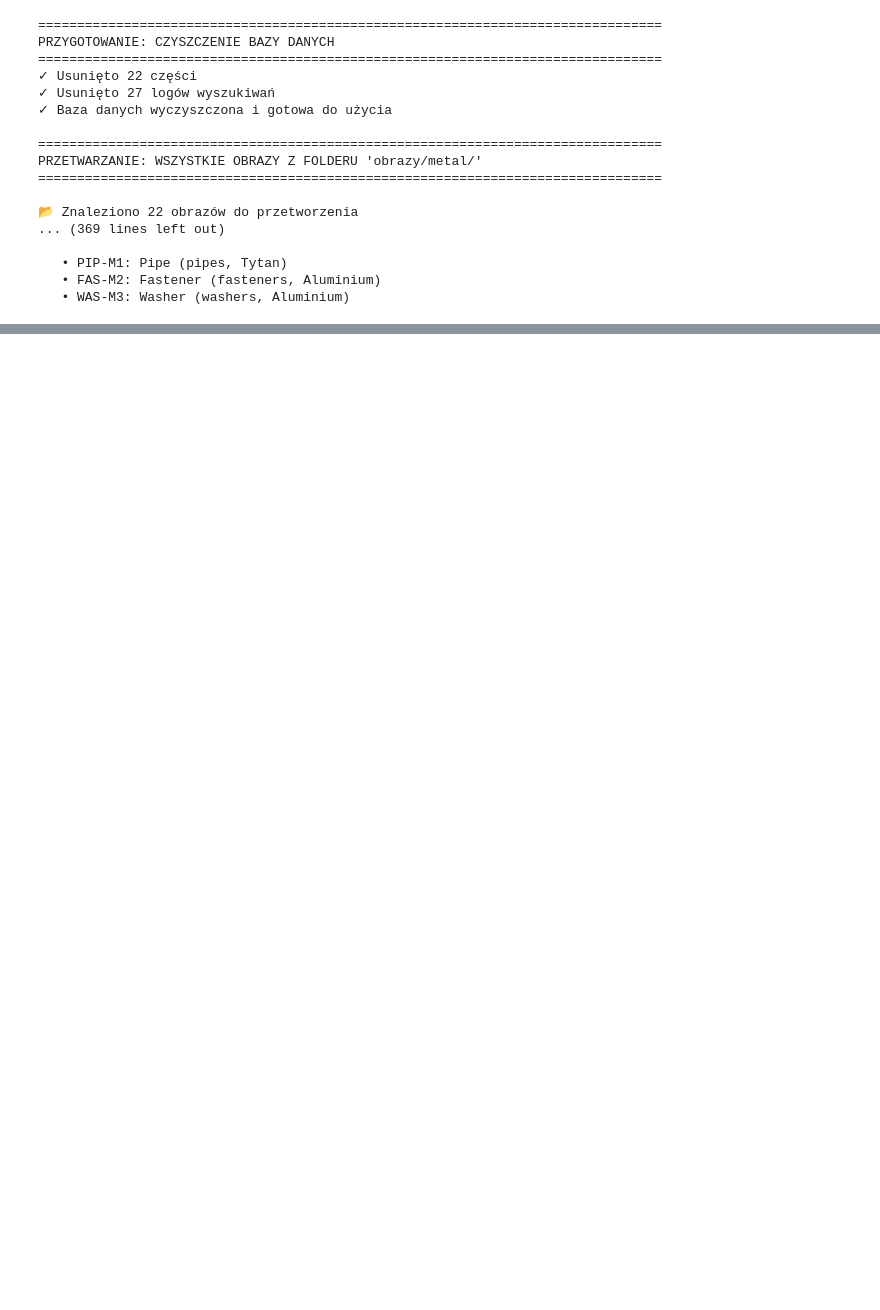
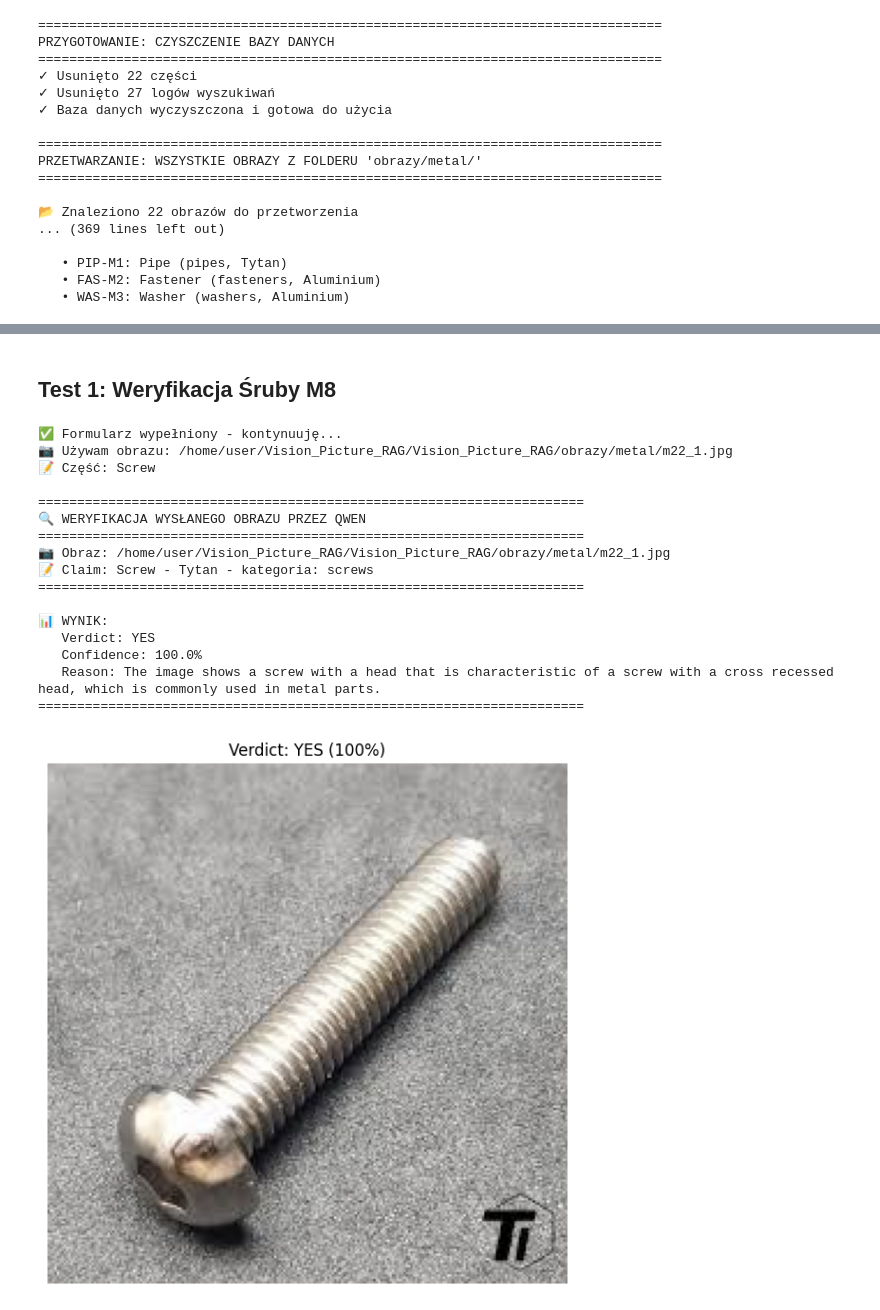
Before and after one commit to Hubi1001/Vision_Picture_RAG, a Jupyter notebook: Vision_Picture_RAG/metal_parts_rag.ipynb, the cells around one changed output, grey strips where cells are left out. Drawn from its saved outputs; the diff is of its cells as text; code cells hidden in the pictures; blank space fills up the shorter version.

```diff
--- a/Vision_Picture_RAG/metal_parts_rag.ipynb
+++ b/Vision_Picture_RAG/metal_parts_rag.ipynb
@@ -1973,0 +2144,64 @@ VBox(children=(HTML(value='<h3>📷 Dodaj nową część metalową</h3>'), HTML(
+# %% [markdown]
+## Test 1: Weryfikacja Śruby M8
+# %%
+# Test 1: Weryfikacja wysłanego obrazu przez Qwen
+# 🔴 WYMAGANIE: Wypełnij ankietę "Dodaj nową część metalową"
+require_form_complete()
+
+# Użyj obrazu wysłanego przez ankietę
+test_image = FORM_DATA['last_uploaded_image']
+part_info = FORM_DATA['last_part_info']
+
+# Stwórz claim na podstawie rozpoznanej części
+claim = f"{part_info.description} - {part_info.material} - kategoria: {part_info.category}"
+
+print("="*70)
+print("🔍 WERYFIKACJA WYSŁANEGO OBRAZU PRZEZ QWEN")
+print("="*70)
+print(f"📷 Obraz: {test_image}")
+print(f"📝 Claim: {claim}")
+print("="*70)
+
+result = verifier.verify(
+    image_path=test_image,
+    claim=claim,
+    max_new_tokens=256,
+    temperature=0.1
+)
+
+print()
+print("📊 WYNIK:")
+print(f"   Verdict: {result.verdict.upper()}")
+print(f"   Confidence: {result.confidence:.1%}")
+print(f"   Reason: {result.reason}")
+print("="*70)
+
+# Wyświetl również obraz dla kontekstu
+from PIL import Image
+import matplotlib.pyplot as plt
+
+img = Image.open(test_image)
+plt.figure(figsize=(6, 6))
+plt.imshow(img)
+plt.title(f"Verdict: {result.verdict.upper()} ({result.confidence:.0%})")
+plt.axis('off')
+plt.tight_layout()
+plt.show()
+# %% [output]
+✅ Formularz wypełniony - kontynuuję...
+📷 Używam obrazu: /home/user/Vision_Picture_RAG/Vision_Picture_RAG/obrazy/metal/m22_1.jpg
+📝 Część: Screw
+
+======================================================================
+🔍 WERYFIKACJA WYSŁANEGO OBRAZU PRZEZ QWEN
+======================================================================
+📷 Obraz: /home/user/Vision_Picture_RAG/Vision_Picture_RAG/obrazy/metal/m22_1.jpg
+📝 Claim: Screw - Tytan - kategoria: screws
+======================================================================
+
+📊 WYNIK:
+   Verdict: YES
+   Confidence: 100.0%
+   Reason: The image shows a screw with a head that is characteristic of a screw with a cross recessed head, which is commonly used in metal parts.
+======================================================================
+[figure, added]
```
Also changed, not shown: parts of 20 cells of this notebook, 9 other files.
